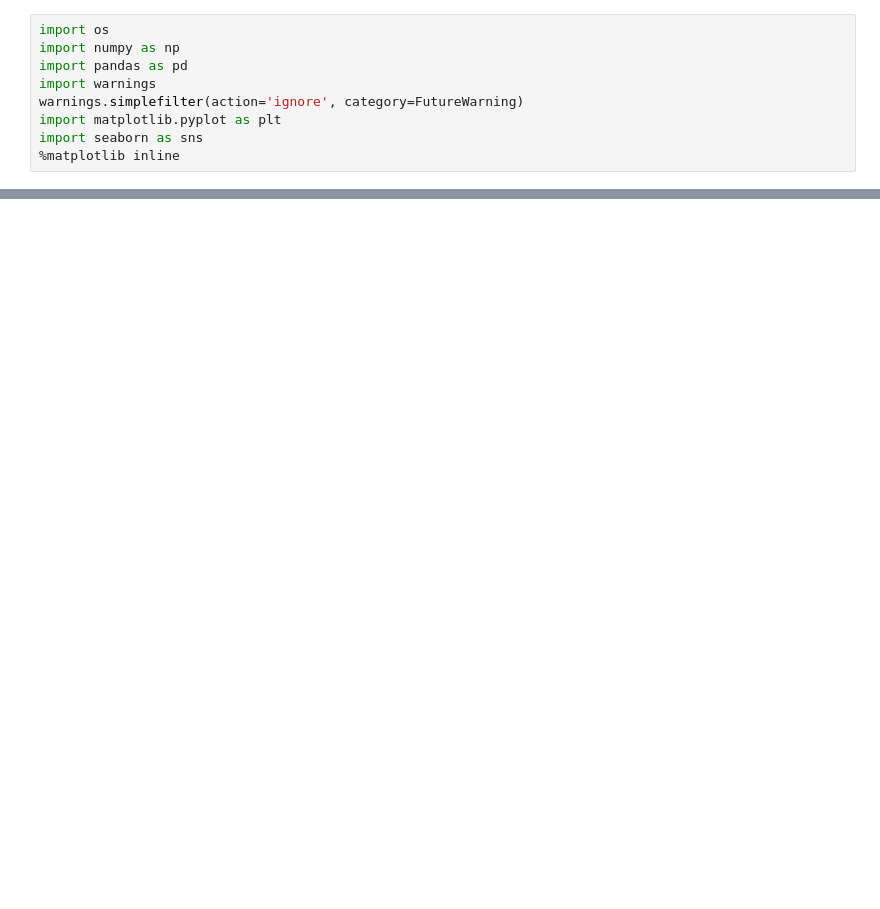
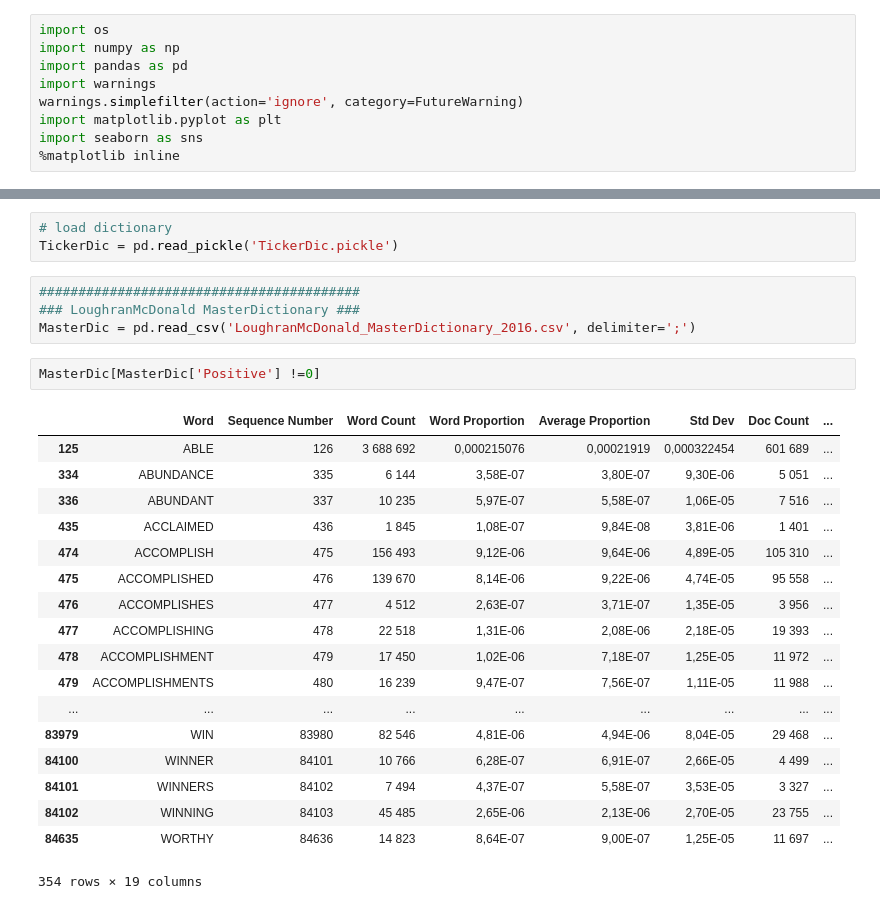
Before and after one commit to mlisovyi/dfine_hack2018, a Jupyter notebook: NB_dev.ipynb, the cells around one changed output, grey strips where cells are left out. Saved outputs shown, nothing was run; the diff lists cells and outputs as text; blank space fills up the shorter version.

```diff
--- a/NB_dev.ipynb
+++ b/NB_dev.ipynb
@@ -16,0 +38,28 @@ PATH = '../finanz_vs_news'
+# %%
+# load dictionary
+TickerDic = pd.read_pickle('TickerDic.pickle')
+# %%
+#########################################
+### LoughranMcDonald MasterDictionary ###
+MasterDic = pd.read_csv('LoughranMcDonald_MasterDictionary_2016.csv', delimiter=';')
+# %%
+MasterDic[MasterDic['Positive'] !=0]
+# %% [output]
+|  | Word | Sequence Number | Word Count | Word Proportion | Average Proportion | Std Dev | Doc Count | ... |
+| 125 | ABLE | 126 | 3 688 692 | 0,000215076 | 0,00021919 | 0,000322454 | 601 689 | ... |
+| 334 | ABUNDANCE | 335 | 6 144 | 3,58E-07 | 3,80E-07 | 9,30E-06 | 5 051 | ... |
+| 336 | ABUNDANT | 337 | 10 235 | 5,97E-07 | 5,58E-07 | 1,06E-05 | 7 516 | ... |
+| 435 | ACCLAIMED | 436 | 1 845 | 1,08E-07 | 9,84E-08 | 3,81E-06 | 1 401 | ... |
+| 474 | ACCOMPLISH | 475 | 156 493 | 9,12E-06 | 9,64E-06 | 4,89E-05 | 105 310 | ... |
+| 475 | ACCOMPLISHED | 476 | 139 670 | 8,14E-06 | 9,22E-06 | 4,74E-05 | 95 558 | ... |
+| 476 | ACCOMPLISHES | 477 | 4 512 | 2,63E-07 | 3,71E-07 | 1,35E-05 | 3 956 | ... |
+| 477 | ACCOMPLISHING | 478 | 22 518 | 1,31E-06 | 2,08E-06 | 2,18E-05 | 19 393 | ... |
+| 478 | ACCOMPLISHMENT | 479 | 17 450 | 1,02E-06 | 7,18E-07 | 1,25E-05 | 11 972 | ... |
+| 479 | ACCOMPLISHMENTS | 480 | 16 239 | 9,47E-07 | 7,56E-07 | 1,11E-05 | 11 988 | ... |
+| ... | ... | ... | ... | ... | ... | ... | ... | ... |
+| 83979 | WIN | 83980 | 82 546 | 4,81E-06 | 4,94E-06 | 8,04E-05 | 29 468 | ... |
+| 84100 | WINNER | 84101 | 10 766 | 6,28E-07 | 6,91E-07 | 2,66E-05 | 4 499 | ... |
+| 84101 | WINNERS | 84102 | 7 494 | 4,37E-07 | 5,58E-07 | 3,53E-05 | 3 327 | ... |
+| 84102 | WINNING | 84103 | 45 485 | 2,65E-06 | 2,13E-06 | 2,70E-05 | 23 755 | ... |
+| 84635 | WORTHY | 84636 | 14 823 | 8,64E-07 | 9,00E-07 | 1,25E-05 | 11 697 | ... |
+354 rows × 19 columns
```
Also changed, not shown: parts of 5 cells of this notebook.
